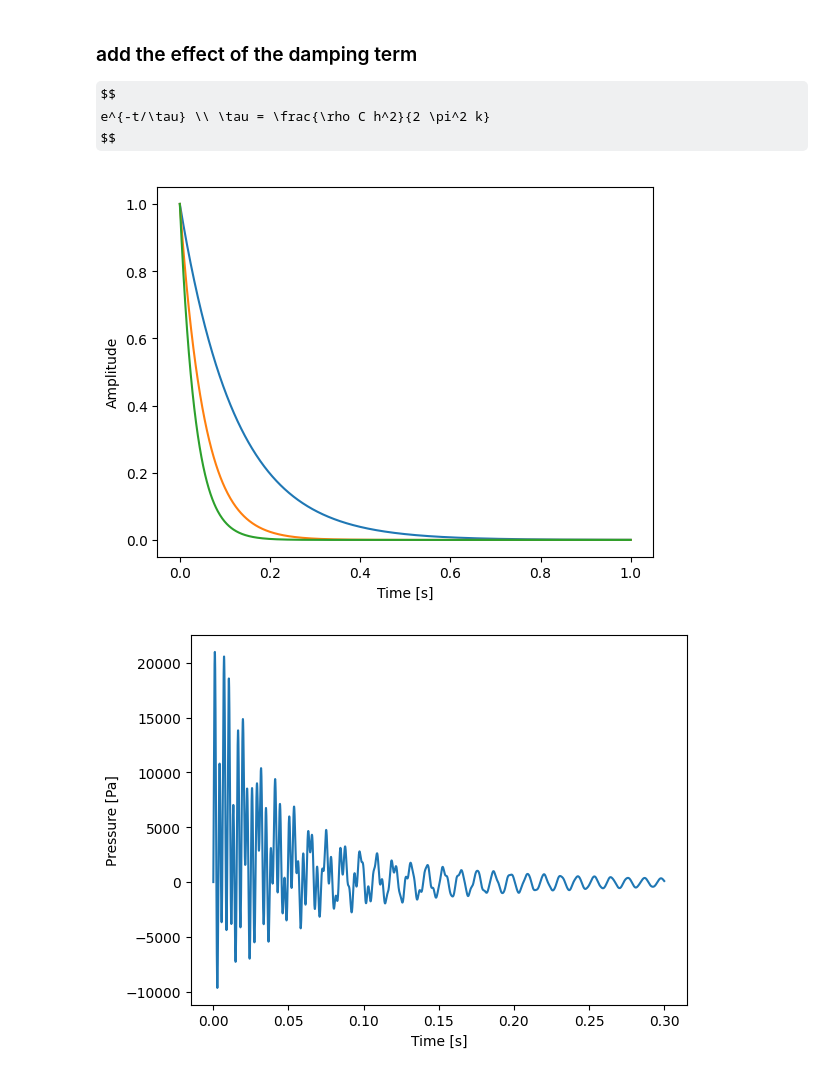
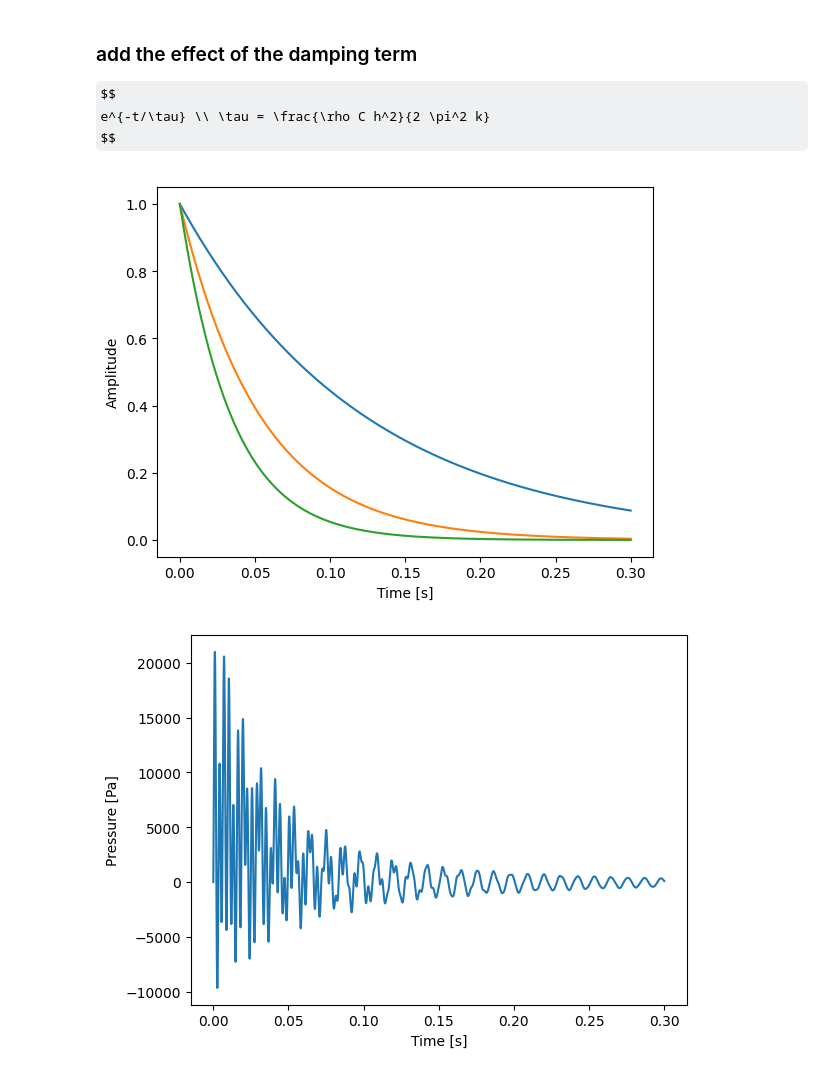
Before and after one commit to kjle/ATIAM-Promo-2025, a Jupyter notebook: AM/Percussion/timpani.ipynb, the cells around one changed output. Cells and saved outputs as stored; diff of their text form; code cells hidden in the pictures; some formulas as TeX source.

```diff
--- a/AM/Percussion/timpani.ipynb
+++ b/AM/Percussion/timpani.ipynb
@@ -173,13 +173,13 @@ for omega, k, mu, alpha, t_I, tau in zip(omega_n, k_n, mu_n, alpha_n, t_I_n, tau
     p_sum_transmitted_vanished += (np.array(p) + np.array(p_t)) * alpha * np.exp(-timebase / tau)
 # %%
 for tau in tau_n:
-    t = np.linspace(0, 1, 1000)
+    t = np.linspace(0, 0.3, 1000)
     plt.plot(t, np.exp(-t / tau))
 plt.xlabel('Time [s]')
 plt.ylabel('Amplitude')
 plt.show()
 # %% [output]
-[figure, old version]
+[figure, new version]
 # %%
 # plot pressure of transmitted sound
 plt.plot(timebase, p_sum_transmitted_vanished)
```
Also changed, not shown: 6 other files.
